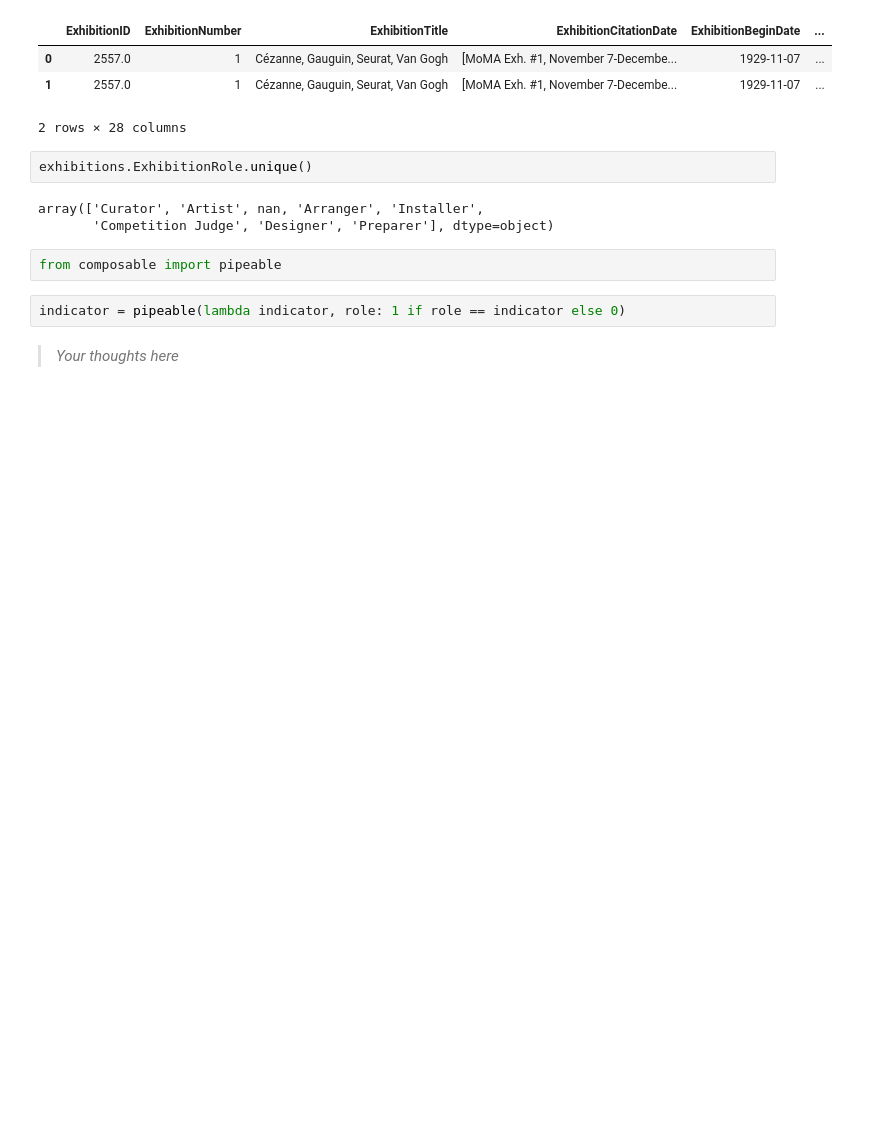
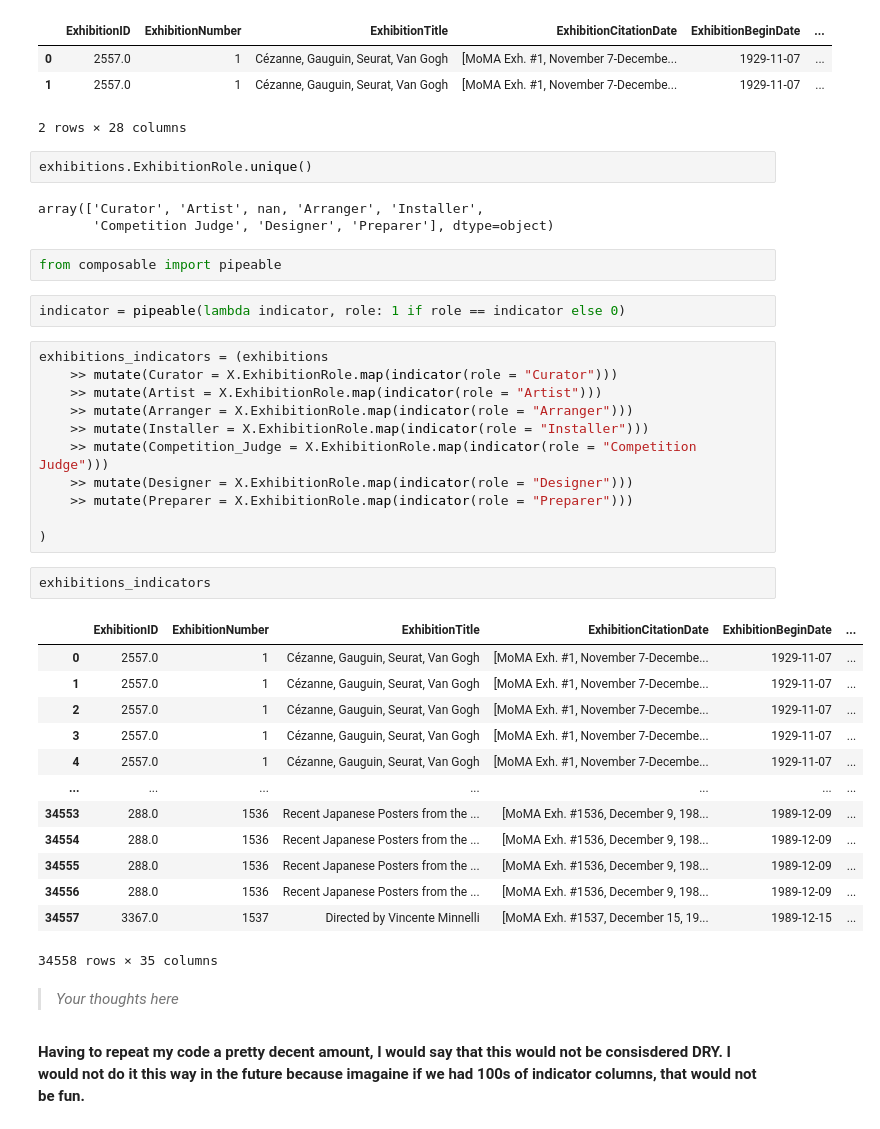
Before and after one commit to Njohnson150/module3_more_about_mutate, a Jupyter notebook: 3_3_map_and_apply.ipynb, the cells around one changed output. Cells and saved outputs as stored; diff of their text form; blank space fills up the shorter version.

Commit message:
modified:   3_1_string_transformations.ipynb 	modified:   3_3_map_and_apply.ipynb 	modified:   3_4_mutate_three_helpful_column_functions.ipynb

```diff
--- a/3_3_map_and_apply.ipynb
+++ b/3_3_map_and_apply.ipynb
@@ -244,5 +244,34 @@ array(['Curator', 'Artist', nan, 'Arranger', 'Installer',
 from composable import pipeable
 # %%
 indicator = pipeable(lambda indicator, role: 1 if role == indicator else 0)
+# %%
+exhibitions_indicators = (exhibitions
+    >> mutate(Curator = X.ExhibitionRole.map(indicator(role = "Curator")))
+    >> mutate(Artist = X.ExhibitionRole.map(indicator(role = "Artist")))
+    >> mutate(Arranger = X.ExhibitionRole.map(indicator(role = "Arranger")))
+    >> mutate(Installer = X.ExhibitionRole.map(indicator(role = "Installer")))
+    >> mutate(Competition_Judge = X.ExhibitionRole.map(indicator(role = "Competition Judge")))
+    >> mutate(Designer = X.ExhibitionRole.map(indicator(role = "Designer")))
+    >> mutate(Preparer = X.ExhibitionRole.map(indicator(role = "Preparer")))
+
+)
+# %%
+exhibitions_indicators
+# %% [output]
+|  | ExhibitionID | ExhibitionNumber | ExhibitionTitle | ExhibitionCitationDate | ExhibitionBeginDate | ... |
+| 0 | 2557.0 | 1 | Cézanne, Gauguin, Seurat, Van Gogh | [MoMA Exh. #1, November 7-Decembe... | 1929-11-07 | ... |
+| 1 | 2557.0 | 1 | Cézanne, Gauguin, Seurat, Van Gogh | [MoMA Exh. #1, November 7-Decembe... | 1929-11-07 | ... |
+| 2 | 2557.0 | 1 | Cézanne, Gauguin, Seurat, Van Gogh | [MoMA Exh. #1, November 7-Decembe... | 1929-11-07 | ... |
+| 3 | 2557.0 | 1 | Cézanne, Gauguin, Seurat, Van Gogh | [MoMA Exh. #1, November 7-Decembe... | 1929-11-07 | ... |
+| 4 | 2557.0 | 1 | Cézanne, Gauguin, Seurat, Van Gogh | [MoMA Exh. #1, November 7-Decembe... | 1929-11-07 | ... |
+| ... | ... | ... | ... | ... | ... | ... |
+| 34553 | 288.0 | 1536 | Recent Japanese Posters from the ... | [MoMA Exh. #1536, December 9, 198... | 1989-12-09 | ... |
+| 34554 | 288.0 | 1536 | Recent Japanese Posters from the ... | [MoMA Exh. #1536, December 9, 198... | 1989-12-09 | ... |
+| 34555 | 288.0 | 1536 | Recent Japanese Posters from the ... | [MoMA Exh. #1536, December 9, 198... | 1989-12-09 | ... |
+| 34556 | 288.0 | 1536 | Recent Japanese Posters from the ... | [MoMA Exh. #1536, December 9, 198... | 1989-12-09 | ... |
+| 34557 | 3367.0 | 1537 | Directed by Vincente Minnelli | [MoMA Exh. #1537, December 15, 19... | 1989-12-15 | ... |
+34558 rows × 35 columns
 # %% [markdown]
 > *Your thoughts here*
+# %% [markdown]
+**Having to repeat my code a pretty decent amount, I would say that this would not be consisdered DRY. I would not do it this way in the future because imagaine if we had 100s of indicator columns, that would not be fun.**
```
Also changed, not shown: 3 other files.
